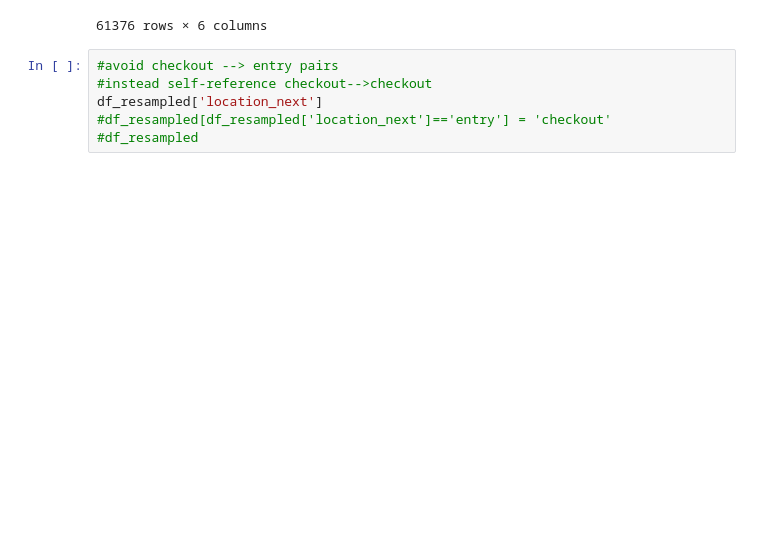
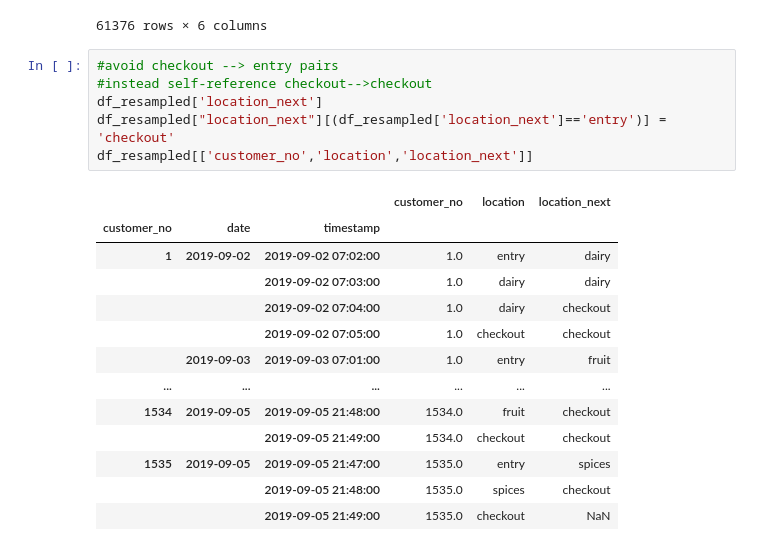
Before and after one commit to Frosti1991/Markov-Chain-Project, a Jupyter notebook: Markov_Chain_Project.ipynb, the cells around one changed output. Drawn from its saved outputs; the diff is of its cells as text; blank space fills up the shorter version.

Commit message:
apply checkout to checkout logic

```diff
--- a/Markov_Chain_Project.ipynb
+++ b/Markov_Chain_Project.ipynb
@@ -321,7 +339,20 @@ df_resampled
 # %%
 #avoid checkout --> entry pairs
 #instead self-reference checkout-->checkout
 df_resampled['location_next']
-#df_resampled[df_resampled['location_next']=='entry'] = 'checkout'
-#df_resampled
+df_resampled["location_next"][(df_resampled['location_next']=='entry')] = 'checkout'
+df_resampled[['customer_no','location','location_next']]
 # %% [output]
+|  |  |  | customer_no | location | location_next |
+| customer_no | date | timestamp |  |  |  |
+| 1 | 2019-09-02 | 2019-09-02 07:02:00 | 1.0 | entry | dairy |
+|  |  | 2019-09-02 07:03:00 | 1.0 | dairy | dairy |
+|  |  | 2019-09-02 07:04:00 | 1.0 | dairy | checkout |
+|  |  | 2019-09-02 07:05:00 | 1.0 | checkout | checkout |
+|  | 2019-09-03 | 2019-09-03 07:01:00 | 1.0 | entry | fruit |
+| ... | ... | ... | ... | ... | ... |
+| 1534 | 2019-09-05 | 2019-09-05 21:48:00 | 1534.0 | fruit | checkout |
+|  |  | 2019-09-05 21:49:00 | 1534.0 | checkout | checkout |
+| 1535 | 2019-09-05 | 2019-09-05 21:47:00 | 1535.0 | entry | spices |
+|  |  | 2019-09-05 21:48:00 | 1535.0 | spices | checkout |
+|  |  | 2019-09-05 21:49:00 | 1535.0 | checkout | NaN |
```
Also changed, not shown: parts of 2 cells of this notebook.
